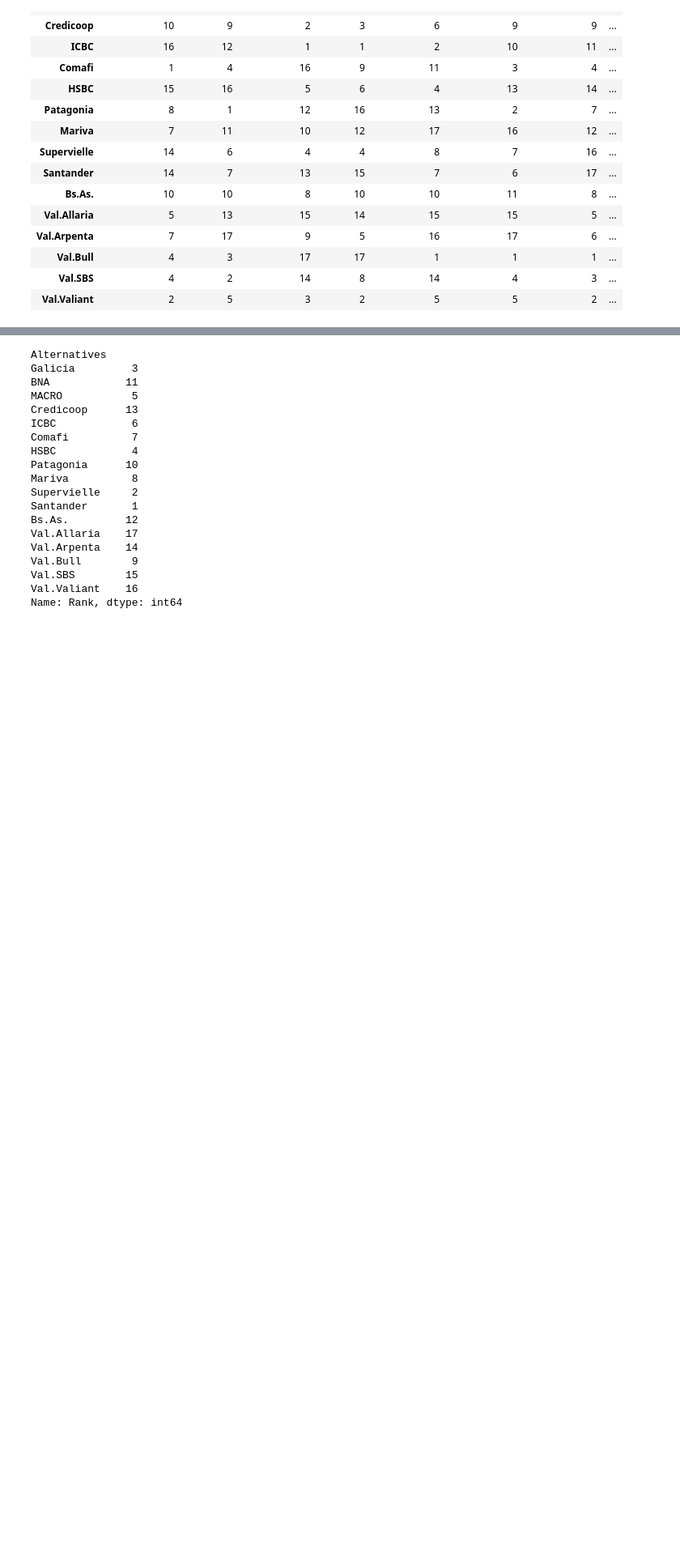
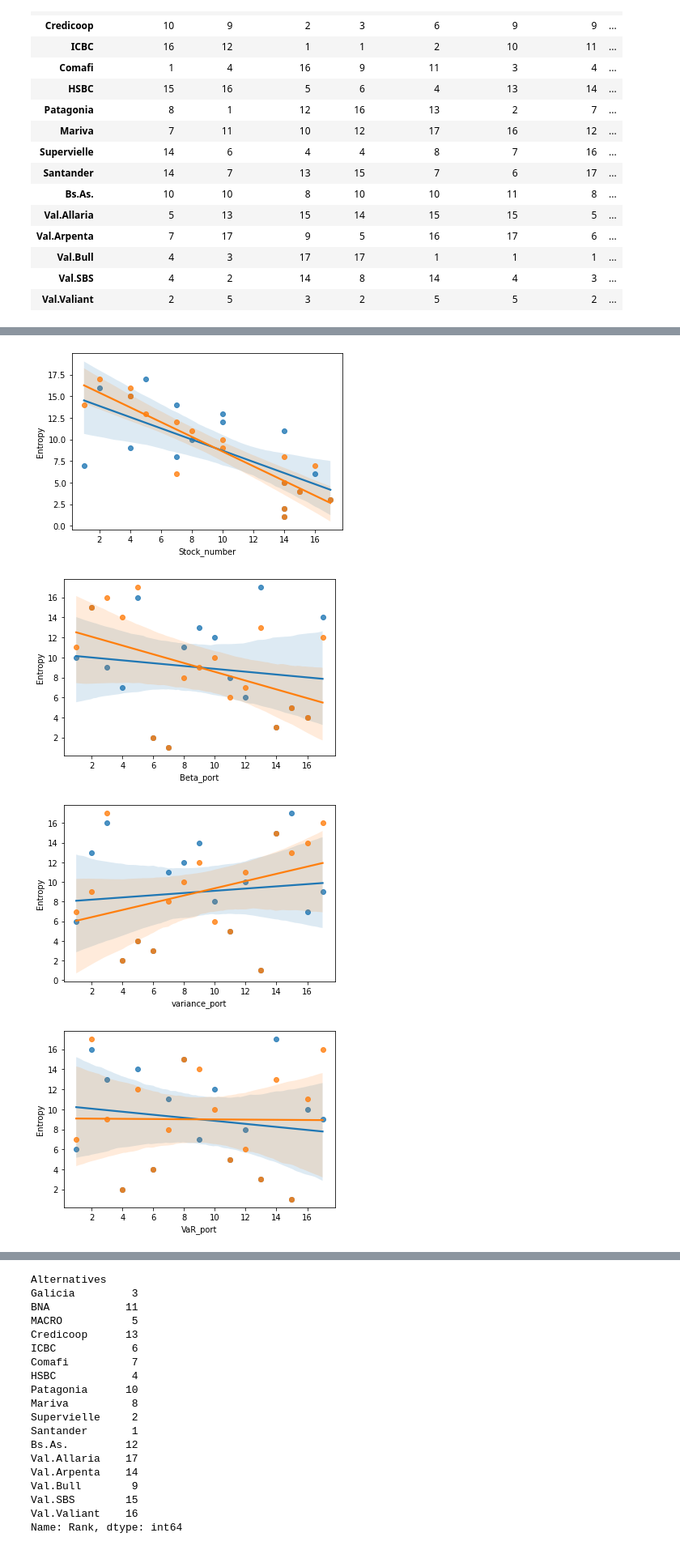
Before and after one commit to quatrope/garpar, a Jupyter notebook: draft/FCIevaluate.ipynb, the cells around one changed output, grey strips where cells are left out. Shown at 81% size. Drawn from its saved outputs; the diff is of its cells as text; code cells hidden in the pictures; blank space fills up the shorter version.

```diff
--- a/draft/FCIevaluate.ipynb
+++ b/draft/FCIevaluate.ipynb
@@ -665,0 +703,12 @@ rank_df.
+# %%
+for crit in rank_df.columns:
+    if crit in ["Entropy","CRITIC"]:
+        continue
+    sns.regplot(x=rank_df[crit],y=rank_df["CRITIC"])
+    sns.regplot(x=rank_df[crit],y=rank_df["Entropy"])
+    plt.show()
+# %% [output]
+[figure, added]
+[figure, added]
+[figure, added]
+[figure, added]
```
Also changed, not shown: parts of 6 cells of this notebook.
